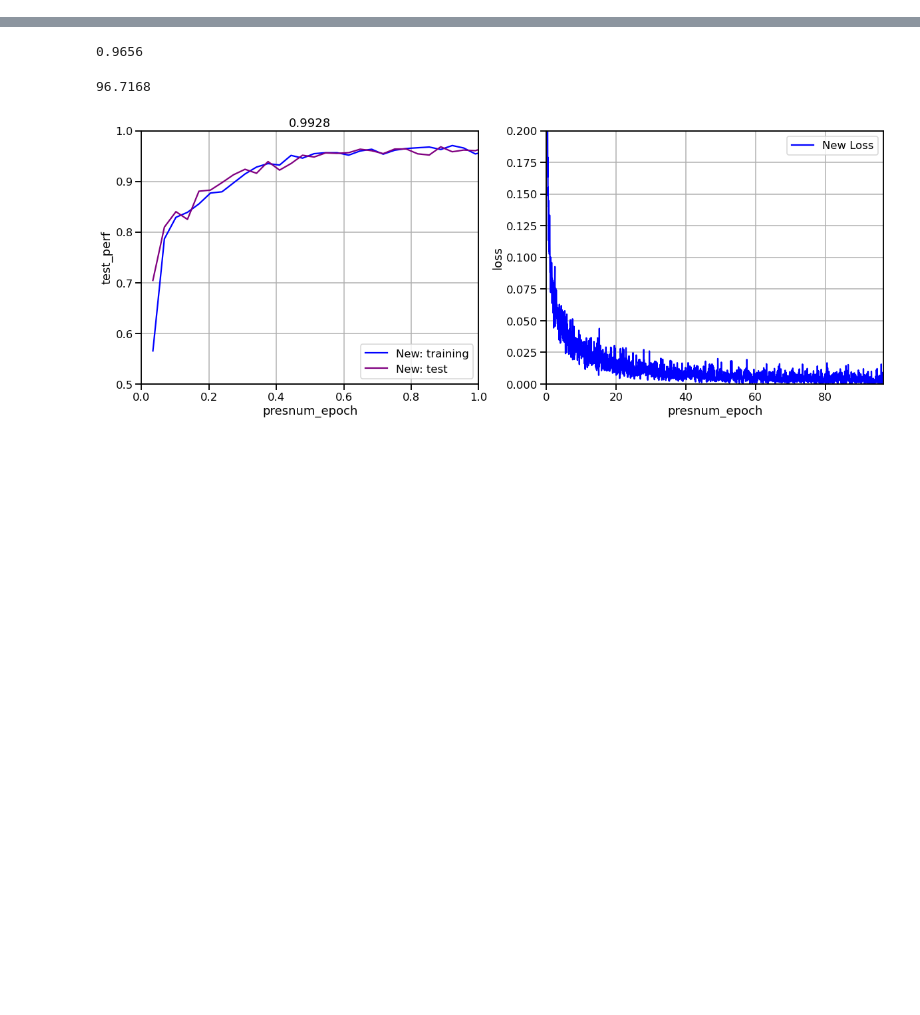
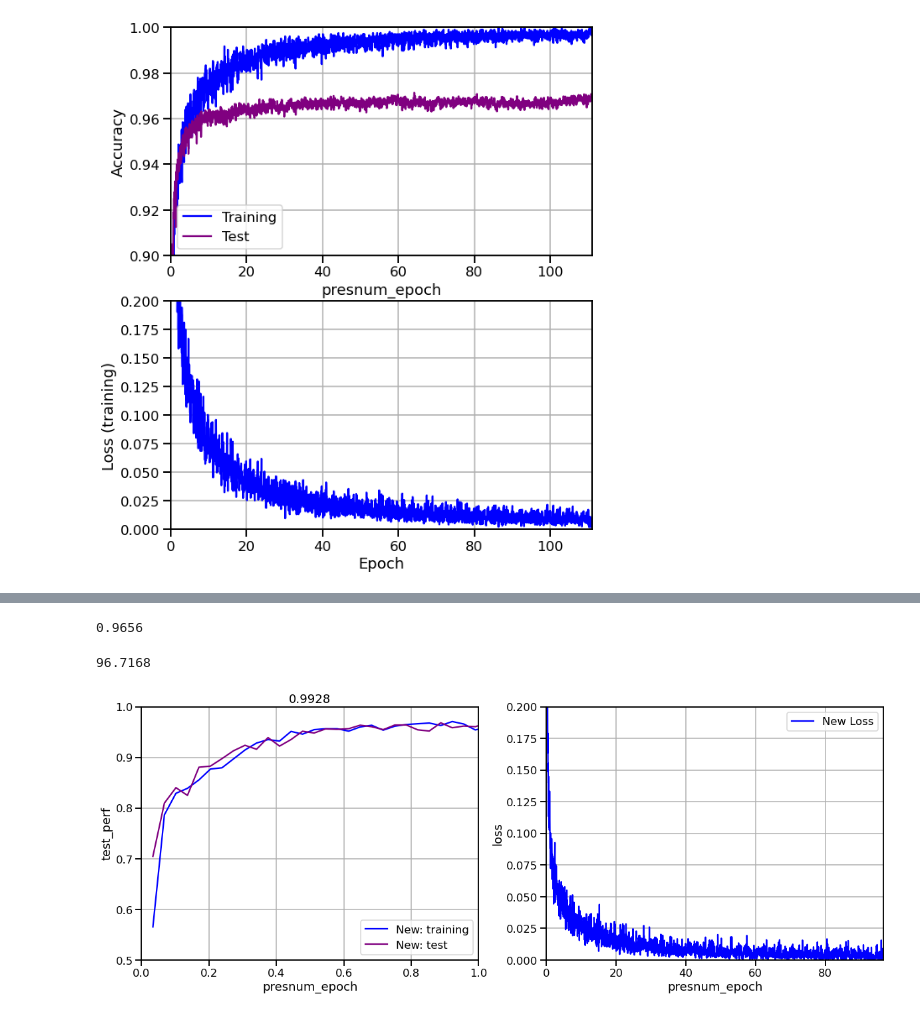
Before and after one commit to compmem/DeepSITH, a Jupyter notebook: experiments/psMNIST/performance_visualization.ipynb, the cells around one changed output, grey strips where cells are left out. Saved outputs shown, nothing was run; the diff lists cells and outputs as text; code cells hidden in the pictures; blank space fills up the shorter version.

```diff
--- a/experiments/psMNIST/performance_visualization.ipynb
+++ b/experiments/psMNIST/performance_visualization.ipynb
@@ -60 +81,49 @@ ax.grid(True)
+# %%
+dato = pd.read_csv(os.path.join('perf', 'pmnist_deepsith_69.csv'))
+dato.columns = ['loss', 'test_perf', 'epoch', 'presnum', 'perf']
+maxpres = 60000
+dato['presnum_epoch'] = ((dato.presnum*64) + maxpres*dato.epoch)/maxpres
+
+fig = plt.figure(figsize=(9,11))
+ax = fig.add_subplot(2,1,1)
+sn.lineplot(data=dato, x=dato.presnum_epoch, y='perf', ax=ax,
+            color='blue', dashes=[(2,2)])
+sn.lineplot(data=dato, x=dato.presnum_epoch, y='test_perf', ax=ax,
+            color='purple')
+
+ax.legend(["Training", "Test",
+           ])
+#ax.set_title(dato.test_perf.max())
+#ax.axvline(dato.presnum_epoch[dato.test_perf.argmax()])
+ax.grid(True)
+ax.set_ylabel('Accuracy')
+
+ax.set_ylim(.9, 1.0)
+ax.set_xlim(0,dato.presnum_epoch.max())#)
+
+#ax.set_xlim(0,15)#)
+
+ax = fig.add_subplot(2,1,2)
+sn.lineplot(data=dato, x=dato.presnum_epoch, y='loss', ax=ax,
+            color='blue', legend=False)
+
+#ax.legend(["New Loss", "Old Loss"])
+ax.set_xlim(0,dato.presnum_epoch.max())#)
+ax.set_ylabel('Loss (training)')
+ax.set_xlabel('Epoch')
+#ax.set_xlim(0,mark)#)
+ax.set_ylim(0,.2)#)
+
+ax.grid(True)
+
+plt.savefig('psMNIST.png',
+            bbox='tight',
+            edgecolor=fig.get_edgecolor(),
+            facecolor=fig.get_facecolor(),
+            dpi=150
+            )
+#print(dato.presnum_epoch.max())
+#mark = dato.presnum_epoch.max()
+# %% [output]
+[figure, added]
 # %%
```
Also changed, not shown: parts of 13 cells of this notebook, 17 other files.
